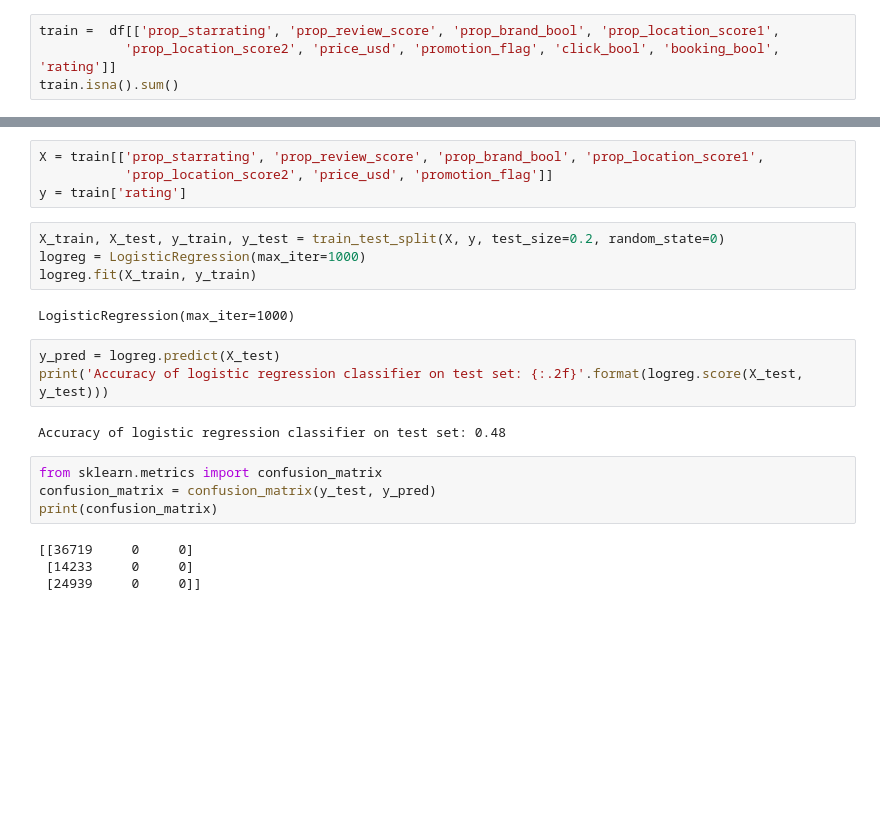
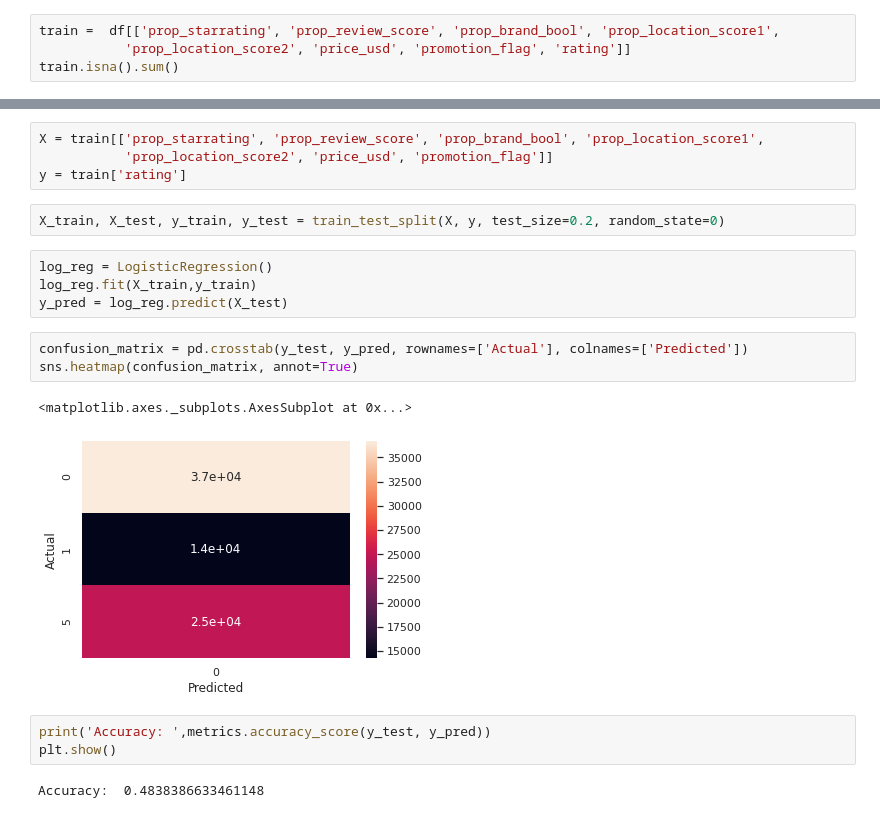
Before and after one commit to Heleenoudenijhuis/Datamining, a Jupyter notebook: Assignment 2/Logistic Regression.ipynb, the cells around one changed output, grey strips where cells are left out. Cells and saved outputs as stored; diff of their text form; blank space fills up the shorter version.

```diff
--- a/Assignment 2/Logistic Regression.ipynb
+++ b/Assignment 2/Logistic Regression.ipynb
@@ -85,7 +70,7 @@ Text(0.5, 1.0, 'Booked after clicking grouped by rating')
 [figure]
 # %%
 train =  df[['prop_starrating', 'prop_review_score', 'prop_brand_bool', 'prop_location_score1',
-           'prop_location_score2', 'price_usd', 'promotion_flag', 'click_bool', 'booking_bool', 'rating']]
+           'prop_location_score2', 'price_usd', 'promotion_flag', 'rating']]
 train.isna().sum()
 # %% [output]
 prop_starrating             0
@@ -107,20 +90,18 @@ X = train[['prop_starrating', 'prop_review_score', 'prop_brand_bool', 'prop_loca
 y = train['rating']
 # %%
 X_train, X_test, y_train, y_test = train_test_split(X, y, test_size=0.2, random_state=0)
-logreg = LogisticRegression(max_iter=1000)
-logreg.fit(X_train, y_train)
-# %% [output]
-LogisticRegression(max_iter=1000)
-# %%
-y_pred = logreg.predict(X_test)
-print('Accuracy of logistic regression classifier on test set: {:.2f}'.format(logreg.score(X_test, y_test)))
-# %% [output]
-Accuracy of logistic regression classifier on test set: 0.48
-# %%
-from sklearn.metrics import confusion_matrix
-confusion_matrix = confusion_matrix(y_test, y_pred)
-print(confusion_matrix)
-# %% [output]
-[[36719     0     0]
- [14233     0     0]
- [24939     0     0]]
+# %%
+log_reg = LogisticRegression()
+log_reg.fit(X_train,y_train)
+y_pred = log_reg.predict(X_test)
+# %%
+confusion_matrix = pd.crosstab(y_test, y_pred, rownames=['Actual'], colnames=['Predicted'])
+sns.heatmap(confusion_matrix, annot=True)
+# %% [output]
+<matplotlib.axes._subplots.AxesSubplot at 0x...>
+[figure, added]
+# %%
+print('Accuracy: ',metrics.accuracy_score(y_test, y_pred))
+plt.show()
+# %% [output]
+Accuracy:  0.4838386633461148
```
Also changed, not shown: parts of 5 cells of this notebook.
